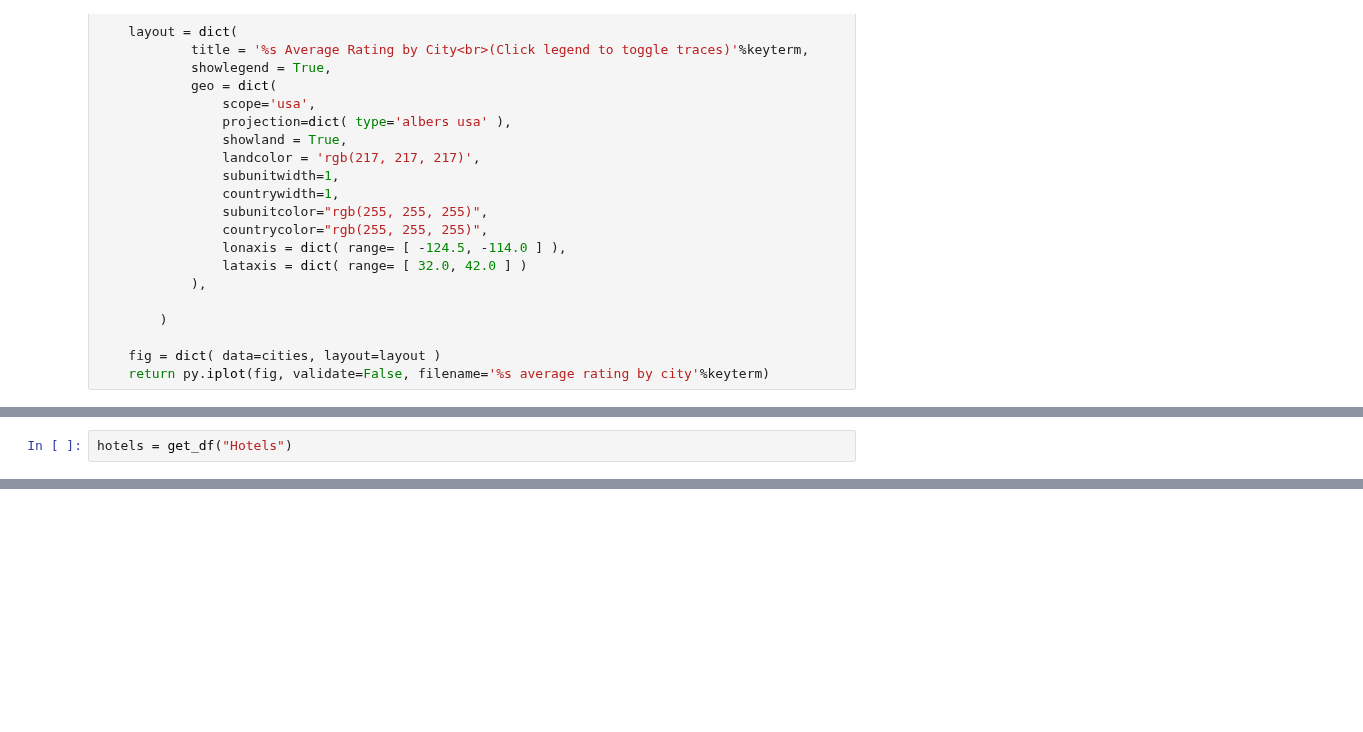
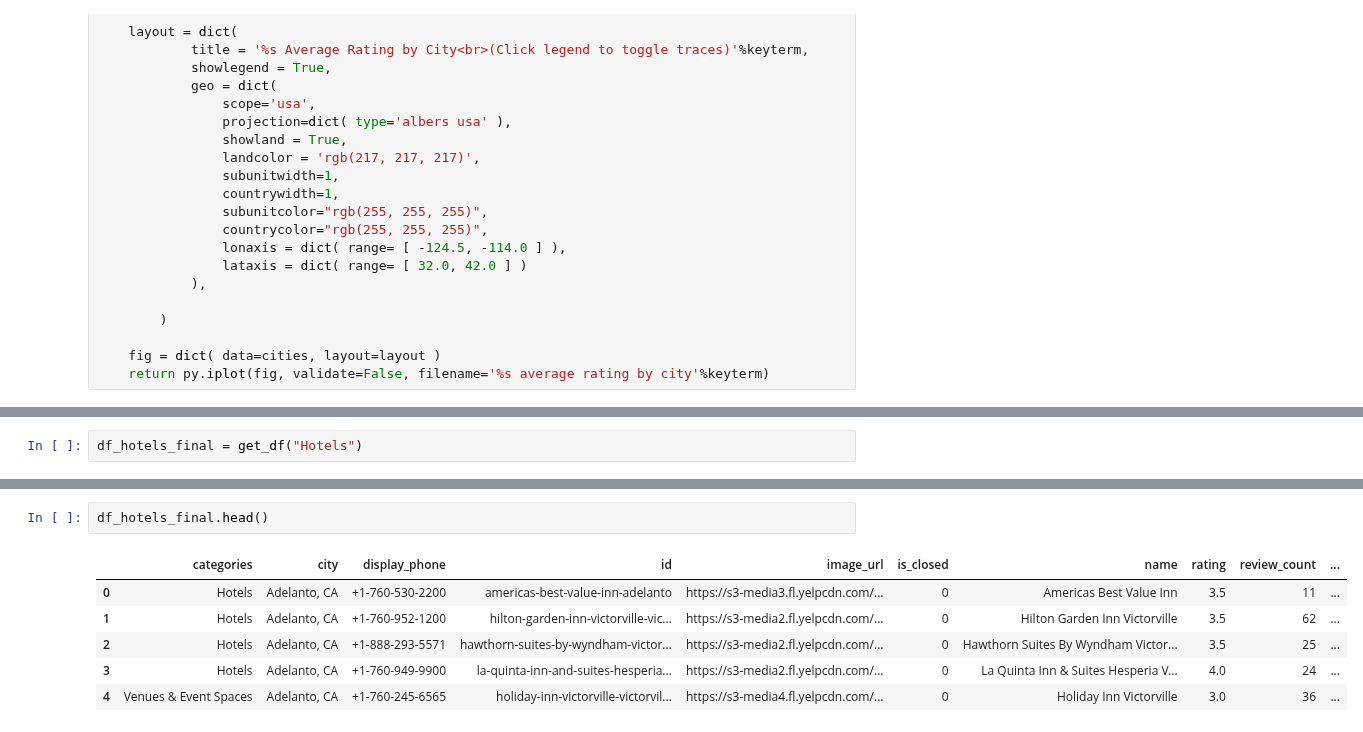
Before and after one commit to chloechen1995/STA-141B-Project, a Jupyter notebook: Part II_Query Database.ipynb, the cells around one changed output, grey strips where cells are left out. Saved outputs shown, nothing was run; the diff lists cells and outputs as text; blank space fills up the shorter version.

```diff
--- a/Part II_Query Database.ipynb
+++ b/Part II_Query Database.ipynb
@@ -203,2 +349,2 @@ NameError: global name 'pd_geo' is not defined
 # %%
-hotels = get_df("Hotels")
+df_hotels_final = get_df("Hotels")
@@ -225,0 +351,9 @@ hotels
+# %%
+df_hotels_final.head()
+# %% [output]
+|  | categories | city | display_phone | id | image_url | is_closed | name | rating | review_count | ... |
+| 0 | Hotels | Adelanto, CA | +1-760-530-2200 | americas-best-value-inn-adelanto | https://s3-media3.fl.yelpcdn.com/... | 0 | Americas Best Value Inn | 3.5 | 11 | ... |
+| 1 | Hotels | Adelanto, CA | +1-760-952-1200 | hilton-garden-inn-victorville-vic... | https://s3-media2.fl.yelpcdn.com/... | 0 | Hilton Garden Inn Victorville | 3.5 | 62 | ... |
+| 2 | Hotels | Adelanto, CA | +1-888-293-5571 | hawthorn-suites-by-wyndham-victor... | https://s3-media2.fl.yelpcdn.com/... | 0 | Hawthorn Suites By Wyndham Victor... | 3.5 | 25 | ... |
+| 3 | Hotels | Adelanto, CA | +1-760-949-9900 | la-quinta-inn-and-suites-hesperia... | https://s3-media2.fl.yelpcdn.com/... | 0 | La Quinta Inn & Suites Hesperia V... | 4.0 | 24 | ... |
+| 4 | Venues & Event Spaces | Adelanto, CA | +1-760-245-6565 | holiday-inn-victorville-victorvil... | https://s3-media4.fl.yelpcdn.com/... | 0 | Holiday Inn Victorville | 3.0 | 36 | ... |
```
Also changed, not shown: parts of 48 cells of this notebook.
